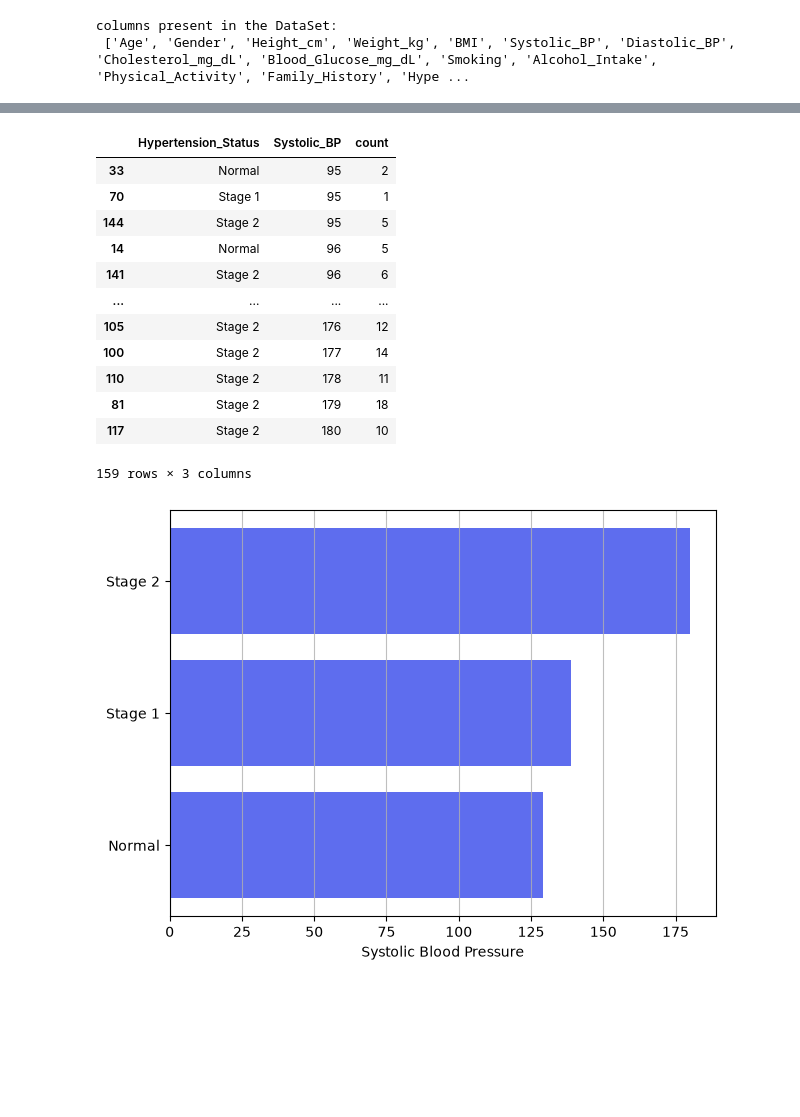
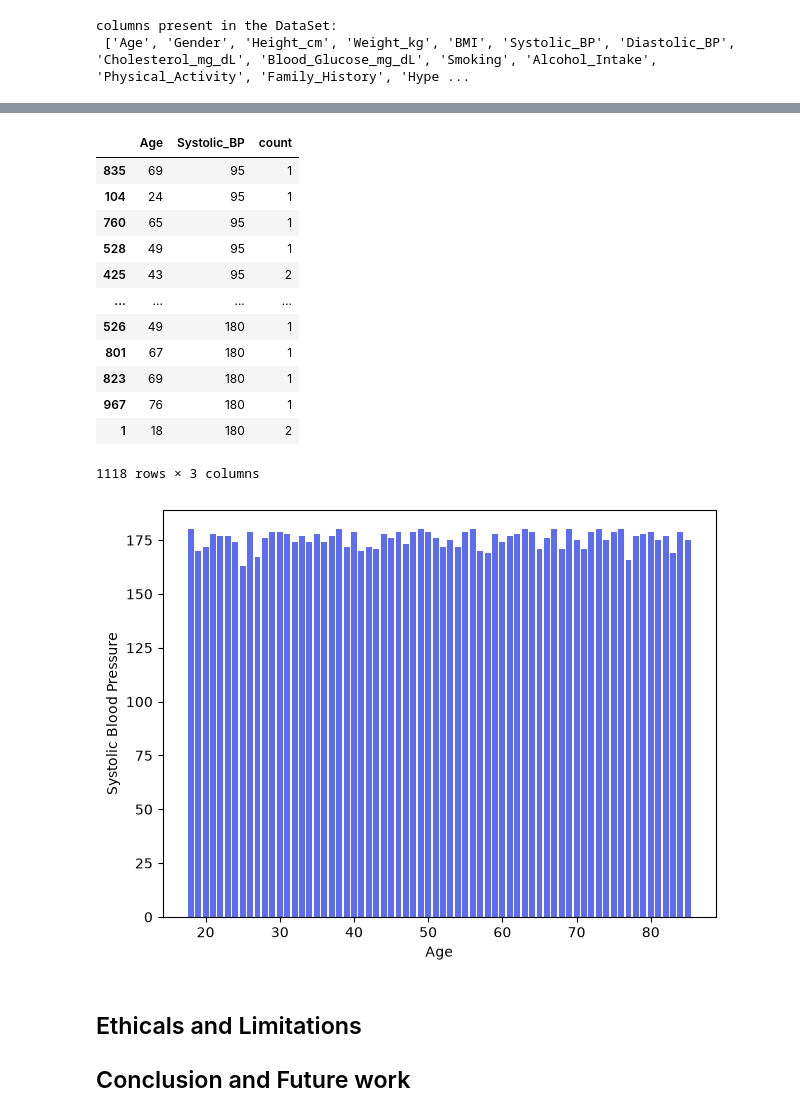
Before and after one commit to Bobbylee007/hypertension_DA_project, a Jupyter notebook: hypertention.ipynb, the cells around one changed output, grey strips where cells are left out. Drawn from its saved outputs; the diff is of its cells as text; code cells hidden in the pictures; blank space fills up the shorter version.

```diff
--- a/hypertention.ipynb
+++ b/hypertention.ipynb
@@ -206,38 +354,44 @@ plt.show()
 # %%
-# Aggregation Comparison check between Hypertension_Status and Systolic_BP
+# Aggregation Comparison check between Age and Systolic_BP
 
 dataSet_df = loadDataSet(URL)
 total_hypertention = (dataSet_df
-                    .groupby("Hypertension_Status", as_index=False)
+                    .groupby("Age", as_index=False)
                     ['Systolic_BP'].value_counts()
                     .sort_values('Systolic_BP'))
 
 total_hypertention
+# print(total_hypertention.describe())
 # %% [output]
-|  | Hypertension_Status | Systolic_BP | count |
-| 33 | Normal | 95 | 2 |
-| 70 | Stage 1 | 95 | 1 |
-| 144 | Stage 2 | 95 | 5 |
-| 14 | Normal | 96 | 5 |
-| 141 | Stage 2 | 96 | 6 |
+|  | Age | Systolic_BP | count |
+| 835 | 69 | 95 | 1 |
+| 104 | 24 | 95 | 1 |
+| 760 | 65 | 95 | 1 |
+| 528 | 49 | 95 | 1 |
+| 425 | 43 | 95 | 2 |
 | ... | ... | ... | ... |
-| 105 | Stage 2 | 176 | 12 |
-| 100 | Stage 2 | 177 | 14 |
-| 110 | Stage 2 | 178 | 11 |
-| 81 | Stage 2 | 179 | 18 |
-| 117 | Stage 2 | 180 | 10 |
+| 526 | 49 | 180 | 1 |
+| 801 | 67 | 180 | 1 |
+| 823 | 69 | 180 | 1 |
+| 967 | 76 | 180 | 1 |
+| 1 | 18 | 180 | 2 |
-159 rows × 3 columns
+1118 rows × 3 columns
 # %%
 # graph check and visualization
 
-plt.barh(
-    total_hypertention["Hypertension_Status"],
+plt.bar(
+    total_hypertention["Age"],
     total_hypertention["Systolic_BP"],
     color="#5E6DEE"
 )
-plt.xlabel('Systolic Blood Pressure')
-plt.grid(axis='x', alpha=.8)
+plt.xlabel('Age')
+plt.ylabel('Systolic Blood Pressure')
 plt.tight_layout()
 plt.show()
 # %% [output]
-[figure, old version]
+[figure, new version]
+# %% [markdown]
+
+## Ethicals and Limitations
+
+## Conclusion and Future work
```
Also changed, not shown: parts of 37 cells of this notebook, 1 other file.
